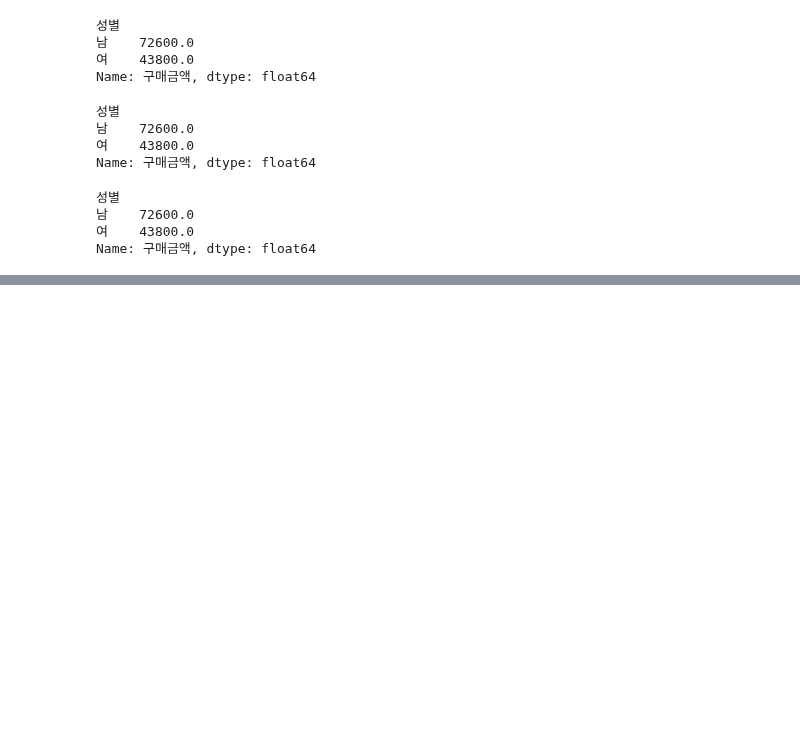
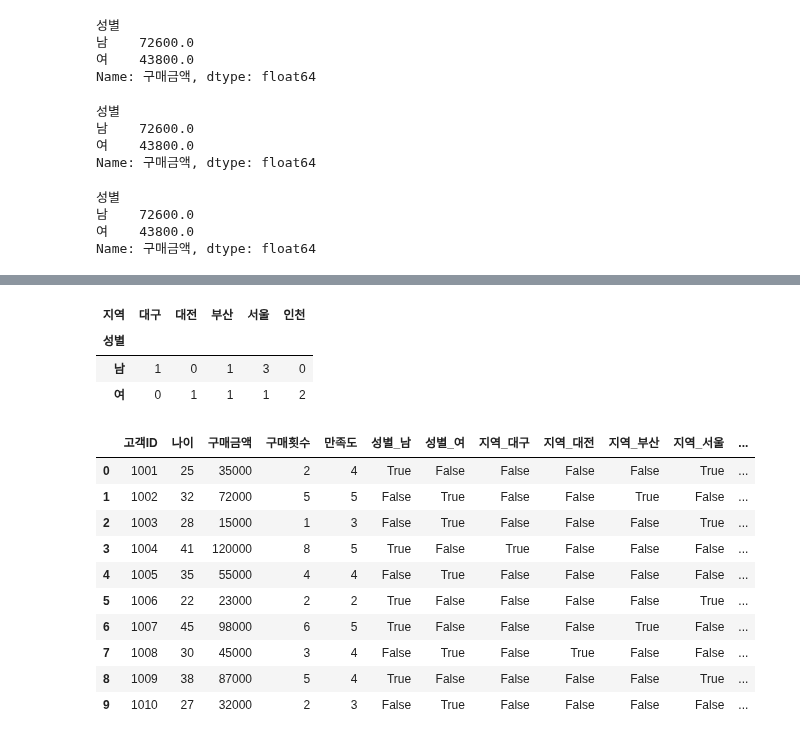
Before and after one commit to Kimchi-2025/big0611, a Jupyter notebook: py/p04_머신러닝/ch02_전처리/ex01_EDA.ipynb, the cells around one changed output, grey strips where cells are left out. Cells and saved outputs as stored; diff of their text form; code cells hidden in the pictures; blank space fills up the shorter version.

```diff
--- a/py/p04_머신러닝/ch02_전처리/ex01_EDA.ipynb
+++ b/py/p04_머신러닝/ch02_전처리/ex01_EDA.ipynb
@@ -60,0 +80,21 @@ Name: 구매금액, dtype: float64
+# %%
+pd.crosstab(df['성별'], df['지역'])
+# %% [output]
+| 지역 | 대구 | 대전 | 부산 | 서울 | 인천 |
+| 성별 |  |  |  |  |  |
+| 남 | 1 | 0 | 1 | 3 | 0 |
+| 여 | 0 | 1 | 1 | 1 | 2 |
+# %%
+pd.get_dummies(df)
+# %% [output]
+|  | 고객ID | 나이 | 구매금액 | 구매횟수 | 만족도 | 성별_남 | 성별_여 | 지역_대구 | 지역_대전 | 지역_부산 | 지역_서울 | ... |
+| 0 | 1001 | 25 | 35000 | 2 | 4 | True | False | False | False | False | True | ... |
+| 1 | 1002 | 32 | 72000 | 5 | 5 | False | True | False | False | True | False | ... |
+| 2 | 1003 | 28 | 15000 | 1 | 3 | False | True | False | False | False | True | ... |
+| 3 | 1004 | 41 | 120000 | 8 | 5 | True | False | True | False | False | False | ... |
+| 4 | 1005 | 35 | 55000 | 4 | 4 | False | True | False | False | False | False | ... |
+| 5 | 1006 | 22 | 23000 | 2 | 2 | True | False | False | False | False | True | ... |
+| 6 | 1007 | 45 | 98000 | 6 | 5 | True | False | False | False | True | False | ... |
+| 7 | 1008 | 30 | 45000 | 3 | 4 | False | True | False | True | False | False | ... |
+| 8 | 1009 | 38 | 87000 | 5 | 4 | True | False | False | False | False | True | ... |
+| 9 | 1010 | 27 | 32000 | 2 | 3 | False | True | False | False | False | False | ... |
```
Also changed, not shown: parts of 12 cells of this notebook, 2 other files.
